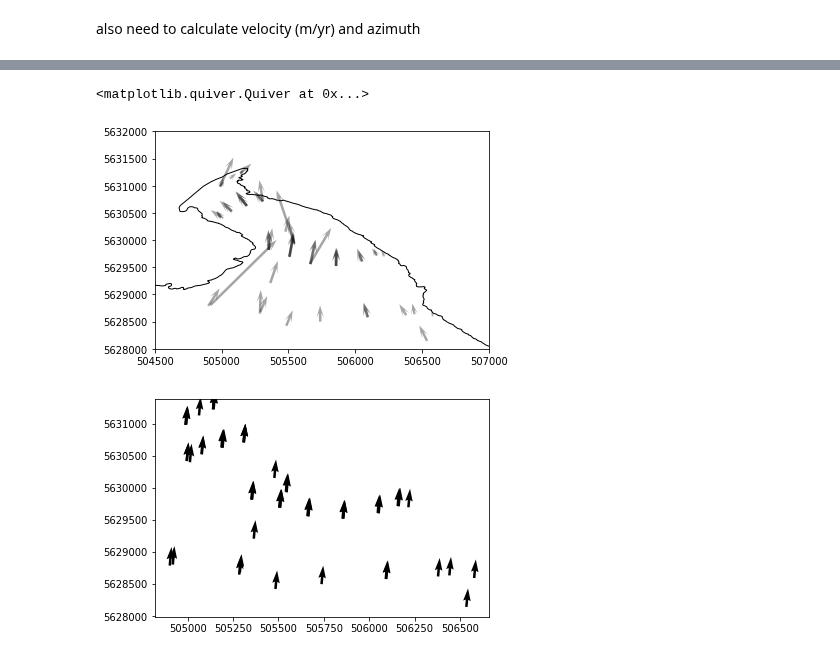
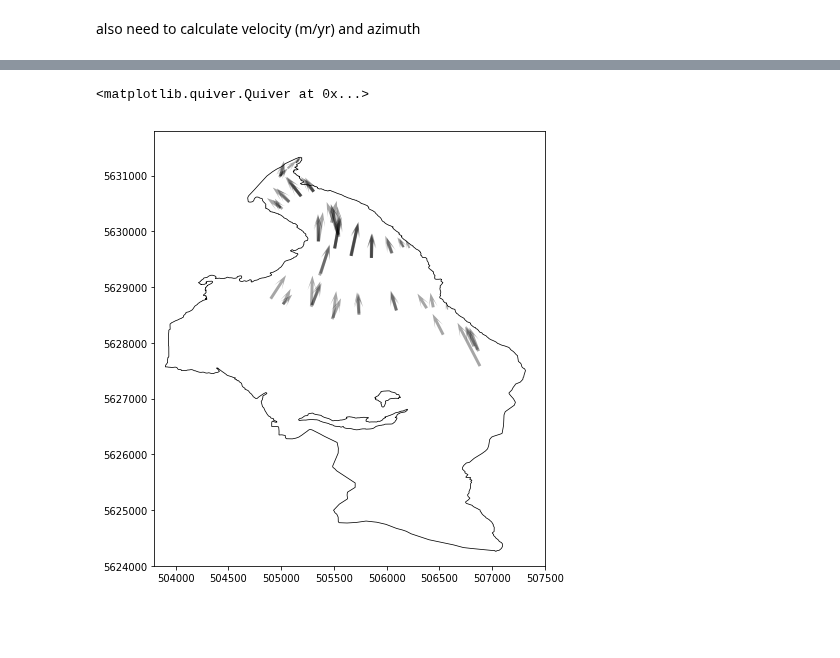
Before and after one commit to bpelto/ice_dynamics, a Jupyter notebook: stake_velocity.ipynb, the cells around one changed output, grey strips where cells are left out. Drawn from its saved outputs; the diff is of its cells as text; code cells hidden in the pictures; blank space fills up the shorter version.

```diff
--- a/stake_velocity.ipynb
+++ b/stake_velocity.ipynb
@@ -9,11 +9,11 @@ import matplotlib
 import geopandas
 import math
 
-path = '/home/pelto/Desktop/ice_flux/Conrad/'
+loc = '/home/pelto/Desktop/ice_flux/Conrad/'
 
 f_in = 'conrad_stakes.csv'    #'conrad_points.csv'
 # %%
-data = pd.read_csv(path + f_in)
+data = pd.read_csv(loc + f_in)
 # data[0:10]
 data
 # %% [output]
@@ -38,7 +37,7 @@ data
 # %% [markdown]
 also need to calculate velocity (m/yr) and azimuth
 # %%
-data.E = data.E.astype(float)
+# data.E = data.E.astype(float)
 # data.dtypes
 # data.date = date(data.date)
 # data
@@ -156,19 +154,12 @@ for feat in lyr:
     path = mpath.Path(np.column_stack((all_x,all_y)), codes)
     paths.append(path)
 # %%
-f, ax = plt.subplots(1, 1)
-ax.set_xlim(504500,507000)
-ax.set_ylim(5628000,5632000)
-patch = mpatches.PathPatch(path, facecolor='none', edgecolor='k', linewidth=1.0)
+f, ax = plt.subplots(1, 1, figsize=(7,8))
+ax.set_xlim(503800,507500)
+ax.set_ylim(5624000,5631800)
+patch = mpatches.PathPatch(path, facecolor='none', edgecolor='k', linewidth=0.75)
 ax.add_patch(patch)
-ax.quiver(Dis.eNew, Dis.nNew, Dis.u, Dis.v, color='k', alpha=0.35, headaxislength=3)
+ax.quiver(Dis.eNew, Dis.nNew, Dis.u, Dis.v, color='k', alpha=0.35, headaxislength=2.5)
 # %% [output]
 <matplotlib.quiver.Quiver at 0x...>
-[figure, old version]
+[figure, new version]
-# %%
-plt.figure()
-# gdf = geopandas.read_file('/home/pelto/GIS/outlines/Conrad_2014.shp')
-
-q = plt.quiver(Dis.eNew, Dis.nNew, Dis.eOld, Dis.nOld)
-# %% [output]
-[figure, removed]
```
Also changed, not shown: parts of 32 cells of this notebook, 16 other files.
